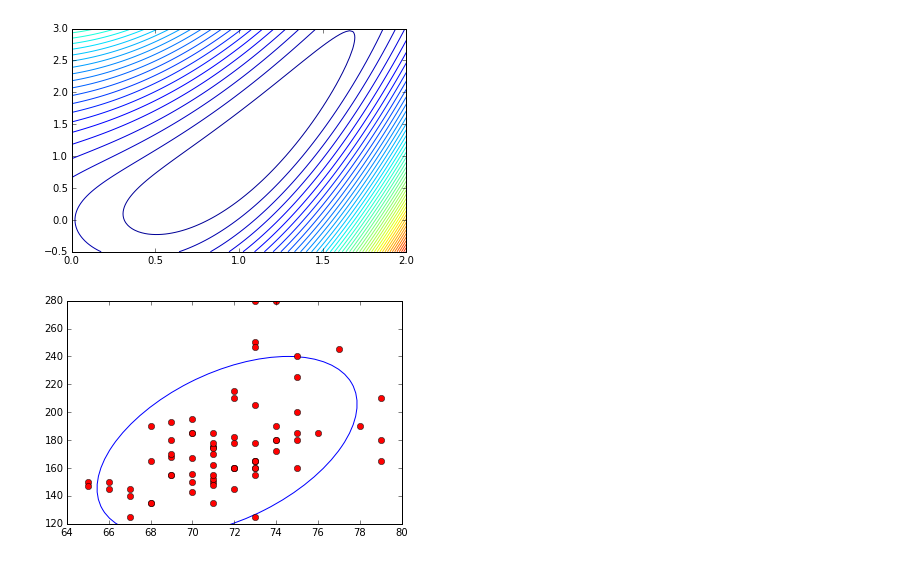
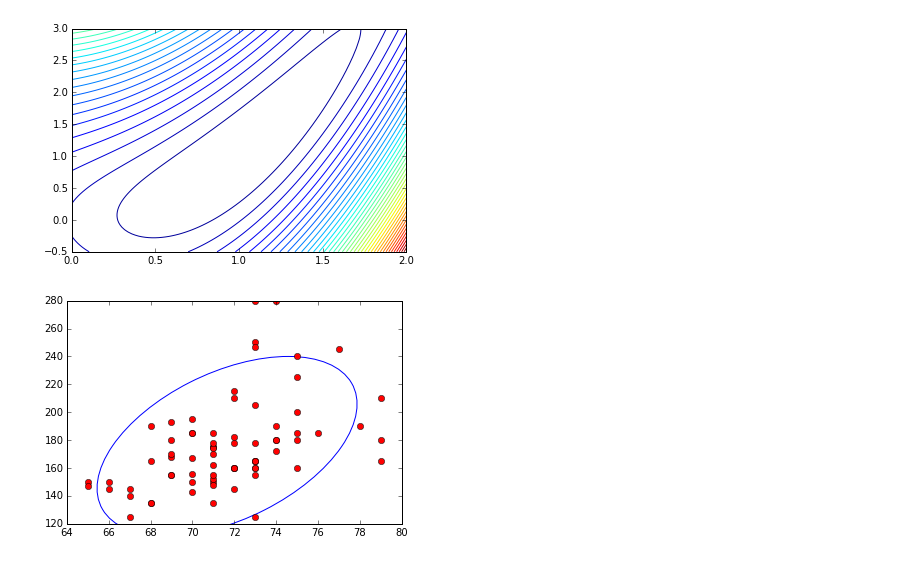
Before and after one commit to gregclinton/murphy, a Jupyter notebook: contour.ipynb, the cells around one changed output. Cells and saved outputs as stored; diff of their text form; code cells hidden in the pictures.

```diff
--- a/contour.ipynb
+++ b/contour.ipynb
@@ -8,16 +8,16 @@ import htwt
 # %%
 f = lambda theta: 0.5 * ((theta[0] ** 2 - theta[1]) ** 2 + (theta[0] - 1) ** 2)
 
 x = np.linspace(0.0, 2.0, 101)
 y = np.linspace(-0.5, 3.0, 101)
-levels = np.linspace(0, 12, 51)
 X, Y = np.meshgrid(x, y)
 Z = [[f([xx, yy]) for xx in x] for yy in y]
+levels = np.linspace(np.min(Z), np.max(Z), 41)
 
 plt.contour(X, Y, Z, levels = levels)
 plt.show()
 # %% [output]
-[figure, old version]
+[figure, new version]
 # %%
 X, y = htwt.get()
 X = X[y == 1]
```
Also changed, not shown: 1 other file.
